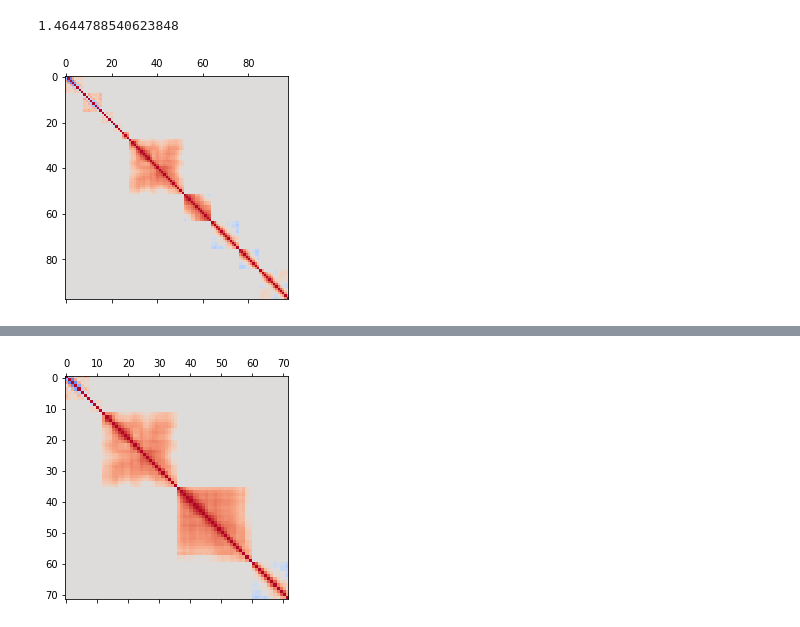
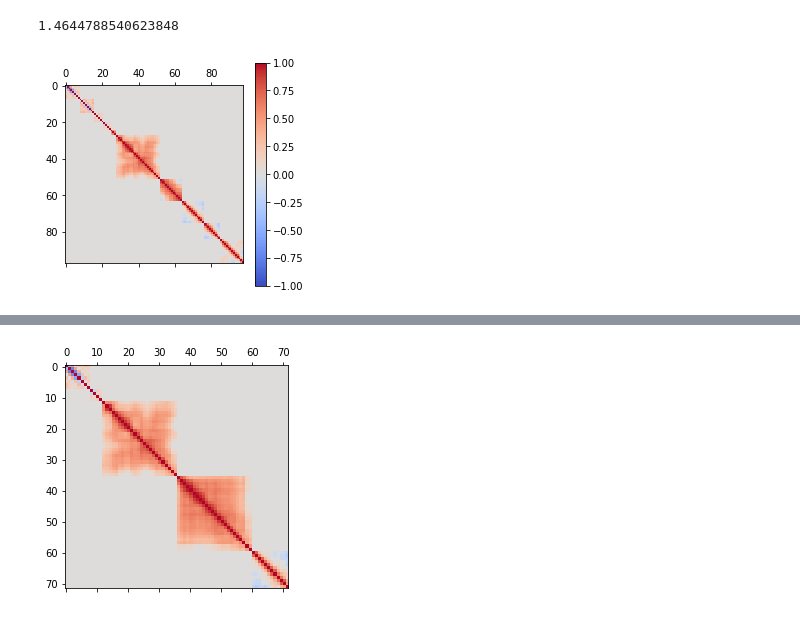
Before and after one commit to ast0815/covfit, a Jupyter notebook: genie-tune.ipynb, the cells around one changed output, grey strips where cells are left out. Drawn from its saved outputs; the diff is of its cells as text; code cells hidden in the pictures.

```diff
--- a/genie-tune.ipynb
+++ b/genie-tune.ipynb
@@ -453,13 +454,13 @@ raw_A = norm_shape_inv @ A
 # %%
 raw_data_cov_red = raw_data_cov_nan[data_used_red,:][:,data_used_red]
 raw_data_cov_red_paper_uncor = raw_data_cov_nan_paper_uncor [data_used_red,:][:,data_used_red]
 raw_data_cov_red_exp_uncor = raw_data_cov_nan_exp_uncor [data_used_red,:][:,data_used_red]
 raw_data_cor_red = raw_data_cor[data_used_red,:][:,data_used_red]
 plt.matshow(raw_data_cor_red, vmin=-1, vmax=1, cmap="coolwarm")
-#plt.colorbar()
+plt.colorbar()
 plt.savefig("plots/genie-cor-red.pdf")
 # %% [output]
-[figure, old version]
+[figure, new version]
 # %%
 raw_ret_red = {}
 derate_covariance(raw_data_cov_red, jacobian=raw_A[data_used_red], return_dict=raw_ret_red)
```
Also changed, not shown: parts of 18 cells of this notebook, 2 other files.
